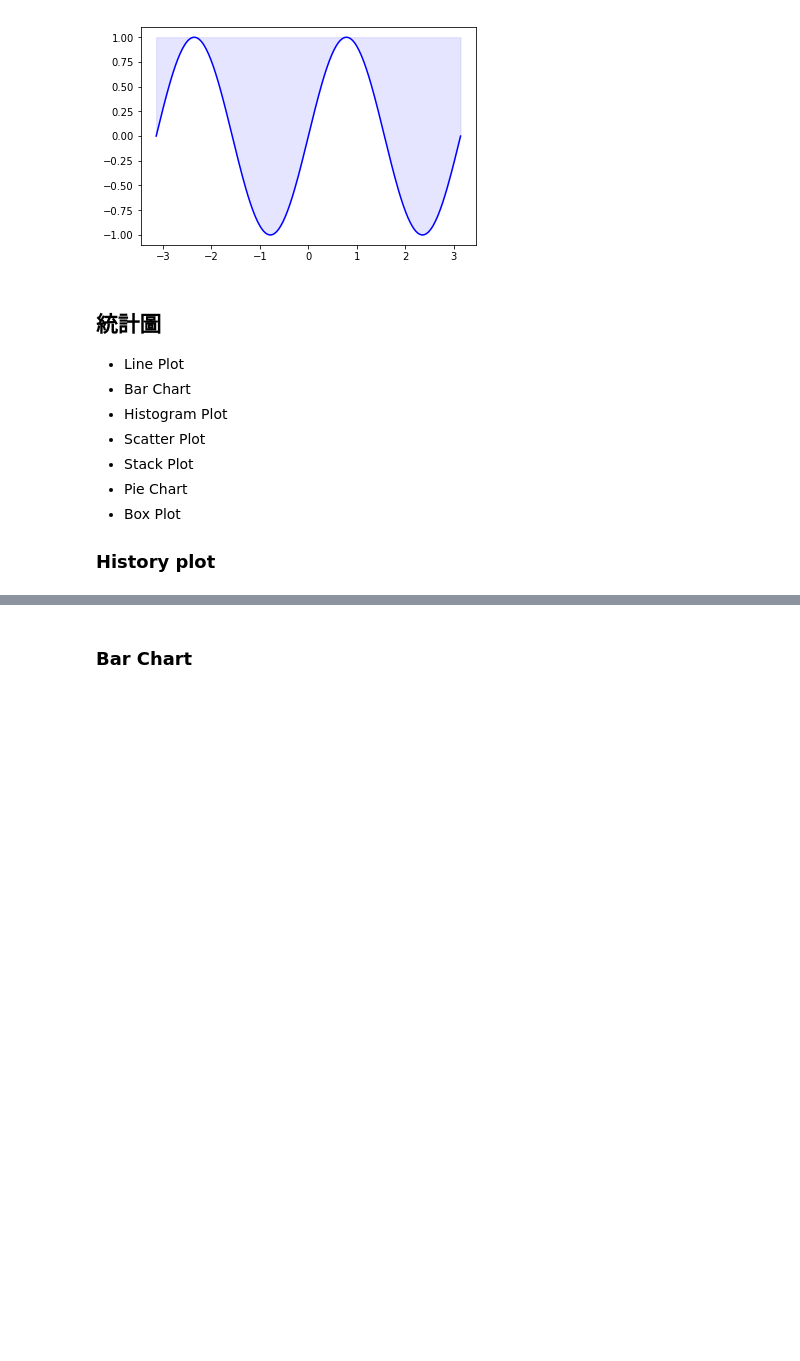
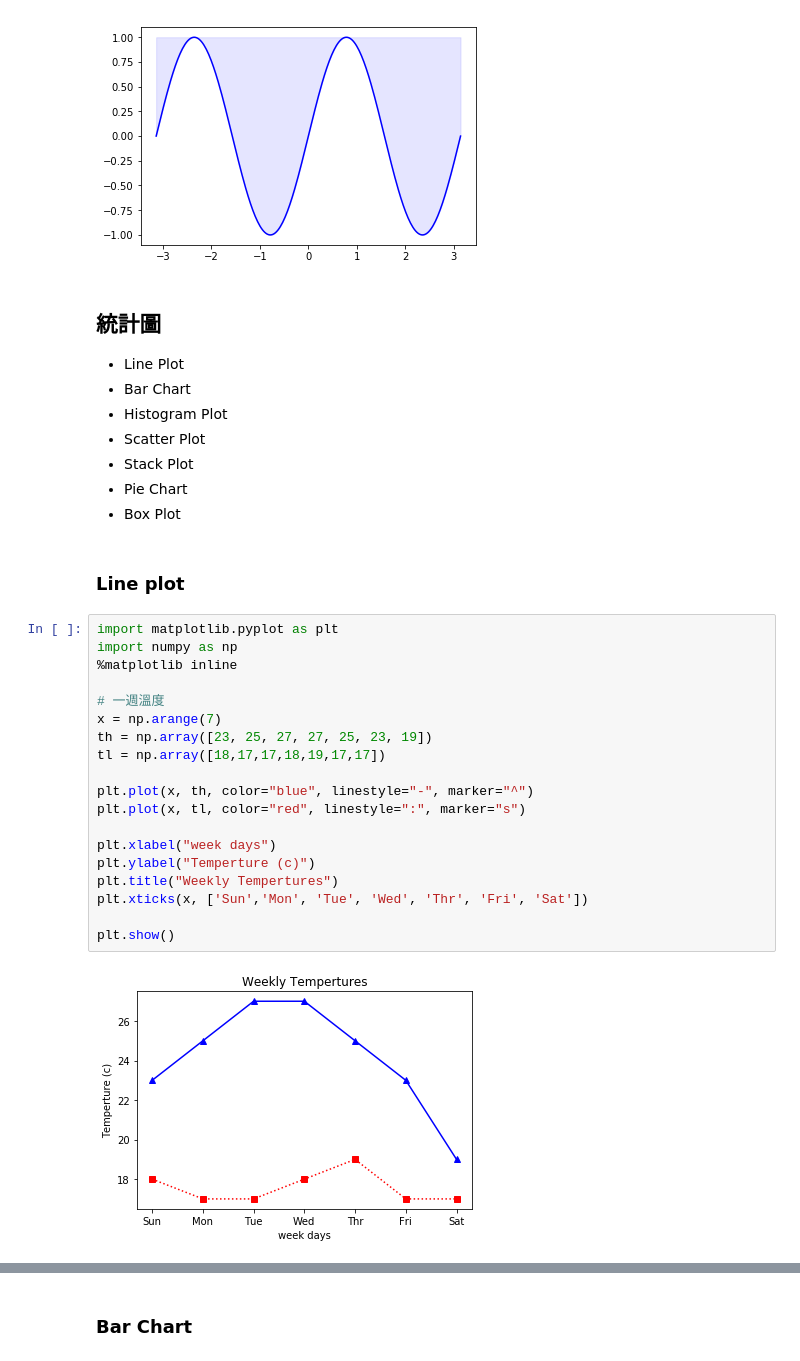
Before and after one commit to jc7qx/pylearning, a Jupyter notebook: matplotlib.ipynb, the cells around one changed output, grey strips where cells are left out. Drawn from its saved outputs; the diff is of its cells as text; blank space fills up the shorter version.

```diff
--- a/matplotlib.ipynb
+++ b/matplotlib.ipynb
@@ -306,5 +326,26 @@ plt.show()
 * Stack Plot
 * Pie Chart
 * Box Plot
-
-### History plot
+# %% [markdown]
+### Line plot
+# %%
+import matplotlib.pyplot as plt
+import numpy as np
+%matplotlib inline
+
+# 一週溫度
+x = np.arange(7)
+th = np.array([23, 25, 27, 27, 25, 23, 19])
+tl = np.array([18,17,17,18,19,17,17])
+
+plt.plot(x, th, color="blue", linestyle="-", marker="^")
+plt.plot(x, tl, color="red", linestyle=":", marker="s")
+
+plt.xlabel("week days")
+plt.ylabel("Temperture (c)")
+plt.title("Weekly Tempertures")
+plt.xticks(x, ['Sun','Mon', 'Tue', 'Wed', 'Thr', 'Fri', 'Sat'])
+
+plt.show()
+# %% [output]
+[figure, added]
```
Also changed, not shown: parts of 29 cells of this notebook, 1 other file.
